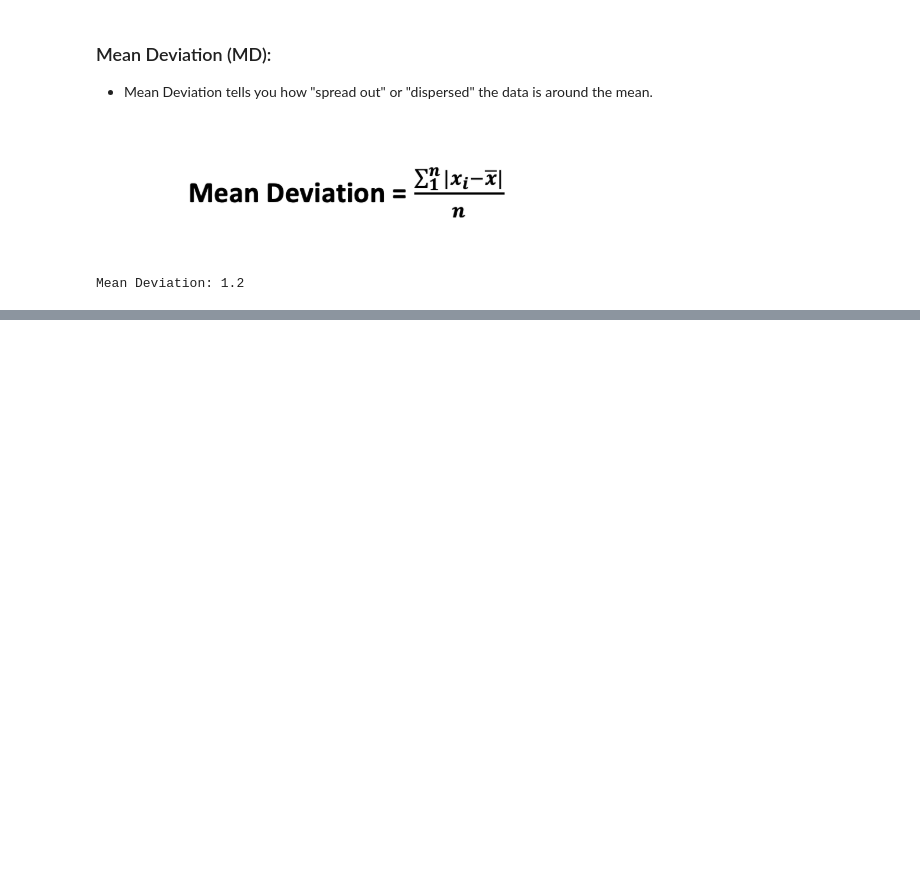
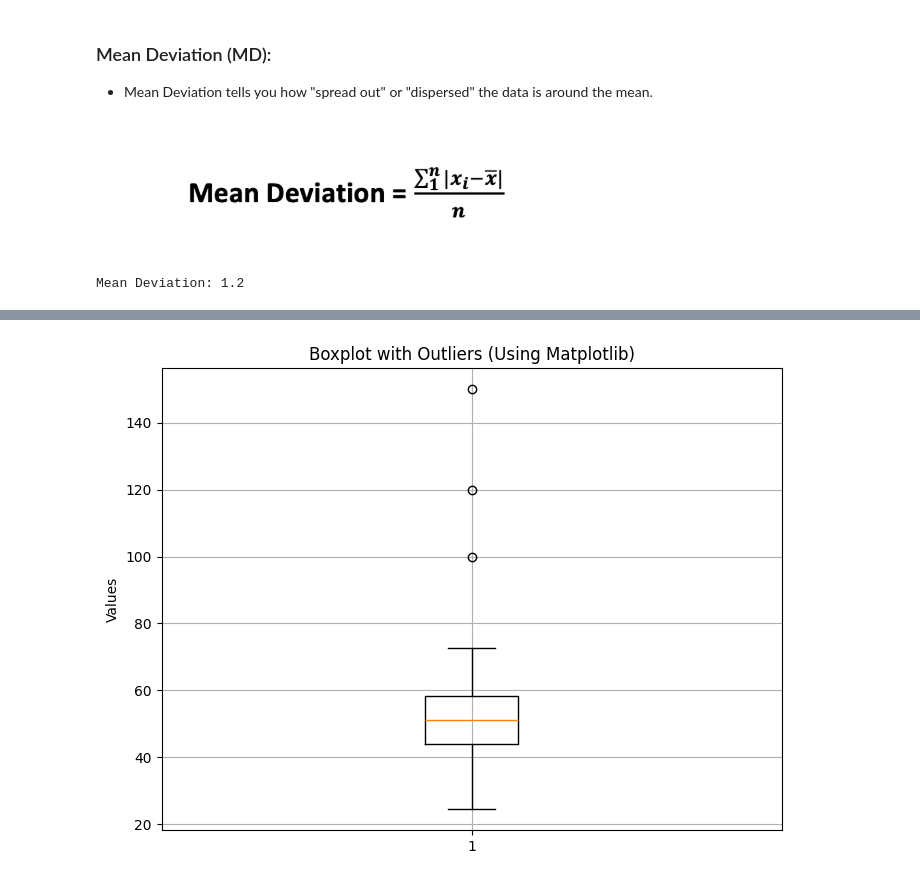
Before and after one commit to Shanmukh15501/DSML_PRACTISE_FILES, a Jupyter notebook: STATISTICS/session1.ipynb, the cells around one changed output, grey strips where cells are left out. Cells and saved outputs as stored; diff of their text form; code cells hidden in the pictures; blank space fills up the shorter version.

```diff
--- a/STATISTICS/Basic.ipynb
+++ b/STATISTICS/session1.ipynb
@@ -329,0 +443,23 @@ Mean Deviation: 1.2
+# %%
+import matplotlib.pyplot as plt
+import numpy as np
+
+# Example dataset with outliers
+np.random.seed(0)
+data = np.random.normal(loc=50, scale=10, size=100)  # Normal distribution
+outliers = [100, 120, 150]  # Adding outliers
+data_with_outliers = np.concatenate([data, outliers])
+
+# Create the boxplot using Matplotlib
+plt.figure(figsize=(8, 6))
+plt.boxplot(data_with_outliers)
+
+# Adding title and labels
+plt.title("Boxplot with Outliers (Using Matplotlib)")
+plt.ylabel("Values")
+plt.grid(True)
+
+# Show the plot
+plt.show()
+# %% [output]
+[figure, added]
```
Also changed, not shown: parts of 23 cells of this notebook.
